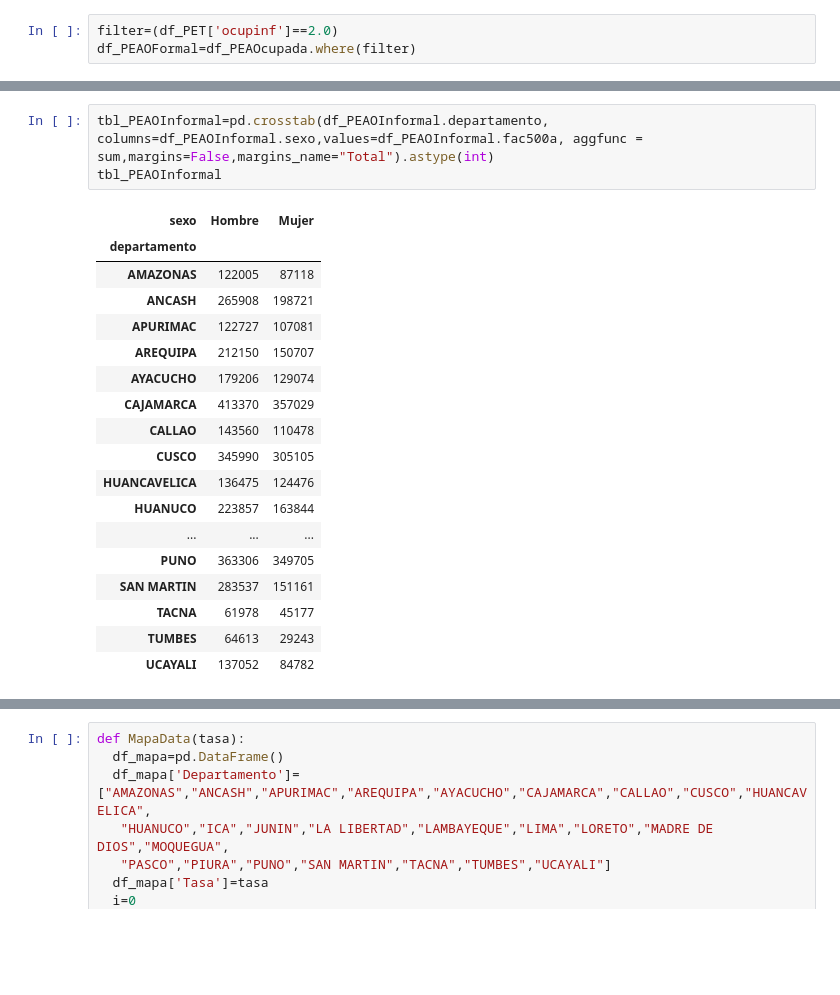
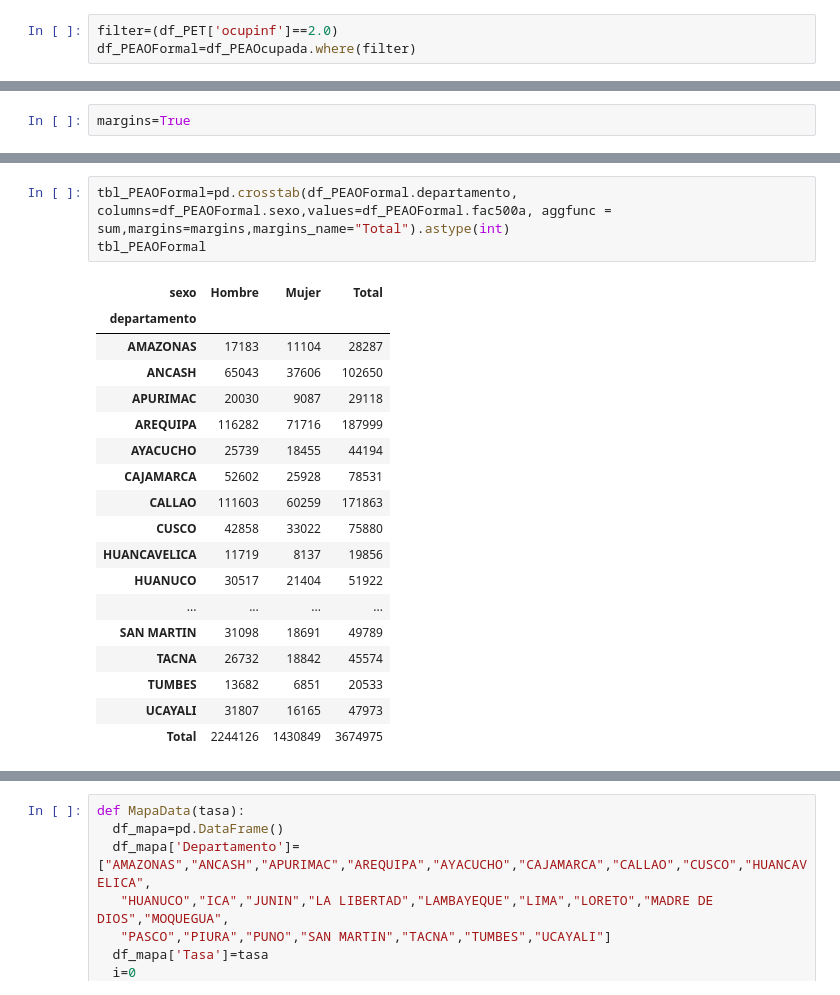
Before and after one commit to jchoquev/ProyectoTesisUnap, a Jupyter notebook: EMPLEO_MAPAS_ENAHO.ipynb, the cells around one changed output, grey strips where cells are left out. Saved outputs shown, nothing was run; the diff lists cells and outputs as text; blank space fills up the shorter version.

```diff
--- a/EMPLEO_MAPAS_ENAHO.ipynb
+++ b/EMPLEO_MAPAS_ENAHO.ipynb
@@ -66 +68,3 @@ df_PEAOFormal=df_PEAOcupada.where(filter)
+# %%
+margins=True
 # %%
@@ -112,22 +136,22 @@ tbl_PEAOcupada
 # %%
-tbl_PEAOInformal=pd.crosstab(df_PEAOInformal.departamento, columns=df_PEAOInformal.sexo,values=df_PEAOInformal.fac500a, aggfunc = sum,margins=False,margins_name="Total").astype(int)
-tbl_PEAOInformal
+tbl_PEAOFormal=pd.crosstab(df_PEAOFormal.departamento, columns=df_PEAOFormal.sexo,values=df_PEAOFormal.fac500a, aggfunc = sum,margins=margins,margins_name="Total").astype(int)
+tbl_PEAOFormal
 # %% [output]
-| sexo | Hombre | Mujer |
-| departamento |  |  |
-| AMAZONAS | 122005 | 87118 |
-| ANCASH | 265908 | 198721 |
-| APURIMAC | 122727 | 107081 |
-| AREQUIPA | 212150 | 150707 |
-| AYACUCHO | 179206 | 129074 |
-| CAJAMARCA | 413370 | 357029 |
-| CALLAO | 143560 | 110478 |
-| CUSCO | 345990 | 305105 |
-| HUANCAVELICA | 136475 | 124476 |
-| HUANUCO | 223857 | 163844 |
-| ... | ... | ... |
-| PUNO | 363306 | 349705 |
-| SAN MARTIN | 283537 | 151161 |
-| TACNA | 61978 | 45177 |
-| TUMBES | 64613 | 29243 |
-| UCAYALI | 137052 | 84782 |
+| sexo | Hombre | Mujer | Total |
+| departamento |  |  |  |
+| AMAZONAS | 17183 | 11104 | 28287 |
+| ANCASH | 65043 | 37606 | 102650 |
+| APURIMAC | 20030 | 9087 | 29118 |
+| AREQUIPA | 116282 | 71716 | 187999 |
+| AYACUCHO | 25739 | 18455 | 44194 |
+| CAJAMARCA | 52602 | 25928 | 78531 |
+| CALLAO | 111603 | 60259 | 171863 |
+| CUSCO | 42858 | 33022 | 75880 |
+| HUANCAVELICA | 11719 | 8137 | 19856 |
+| HUANUCO | 30517 | 21404 | 51922 |
+| ... | ... | ... | ... |
+| SAN MARTIN | 31098 | 18691 | 49789 |
+| TACNA | 26732 | 18842 | 45574 |
+| TUMBES | 13682 | 6851 | 20533 |
+| UCAYALI | 31807 | 16165 | 47973 |
+| Total | 2244126 | 1430849 | 3674975 |
```
Also changed, not shown: parts of 5 cells of this notebook.
